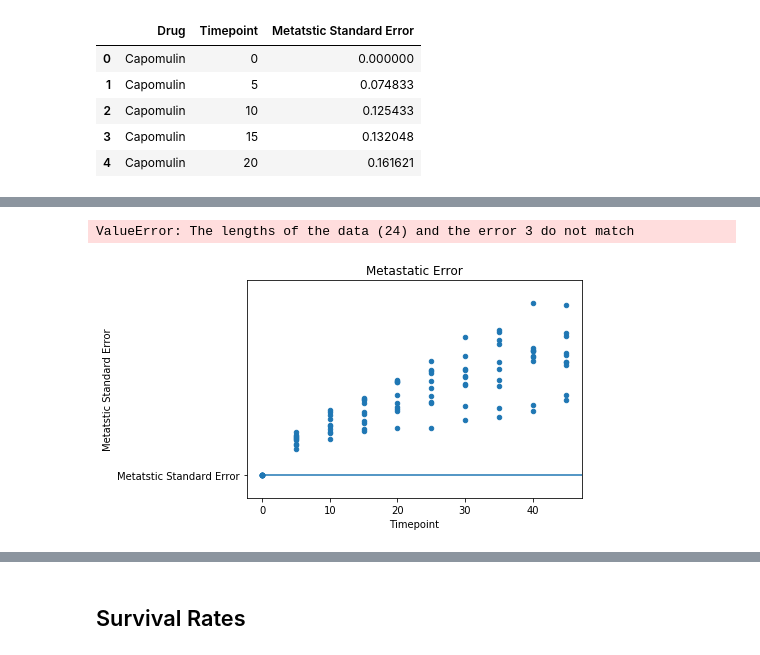
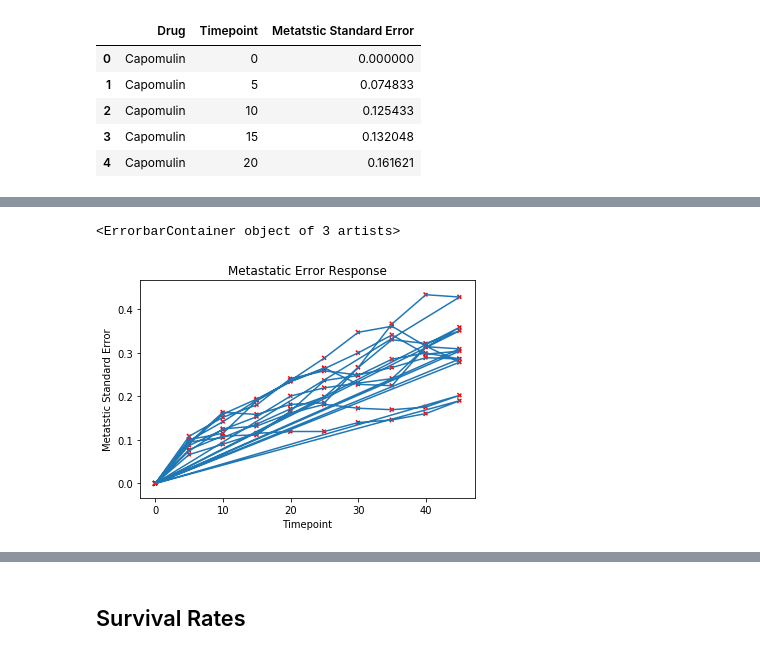
Before and after one commit to meowbray/matplotlib-challenge, a Jupyter notebook: Pymaceuticals/matplotOGer.ipynb, the cells around one changed output, grey strips where cells are left out. Cells and saved outputs as stored; diff of their text form; code cells hidden in the pictures.

Commit message:
error bars

```diff
--- a/Pymaceuticals/matplotOGer.ipynb
+++ b/Pymaceuticals/matplotOGer.ipynb
@@ -255,11 +238,11 @@ ValueError: The lengths of the data (24) and the error 26 do not match
 # %%
 # Generate the Plot (with Error Bars)
 err_metastatic_scatter = pd.DataFrame(met_err_data,columns=['Metatstic Standard Error','Timepoint', 'Drug'])
-err_metastatic_scatter.plot(x ='Timepoint', y='Metatstic Standard Error', kind = 'scatter')
+err_metastatic_scatter.plot(x ='Timepoint', y='Metatstic Standard Error', color='red', linestyle='dashed', marker='x', kind = 'scatter')
 # Save the Figure
-plt.title("Metastatic Error")
+plt.title("Metastatic Error Response")
 # Show the Figure
-plt.errorbar(met_mean_pivot.index, 'Metatstic Standard Error', yerr='std', data=met_mean_pivot)
+plt.errorbar(x ='Timepoint', y='Metatstic Standard Error', data=err_metastatic_scatter)
 # %% [output]
-ValueError: The lengths of the data (24) and the error 3 do not match
+<ErrorbarContainer object of 3 artists>
-[figure, old version]
+[figure, new version]
```
Also changed, not shown: parts of 12 cells of this notebook.
